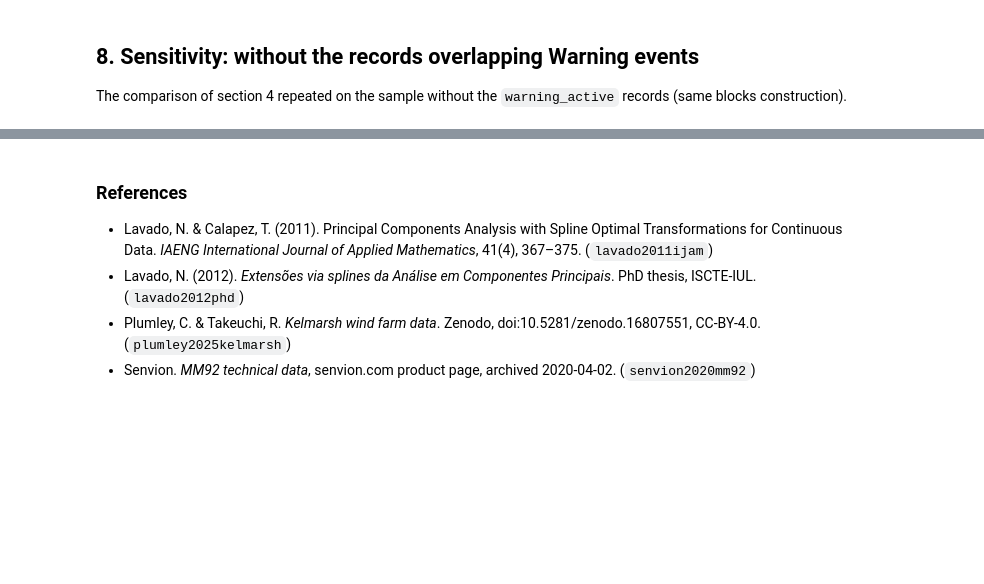
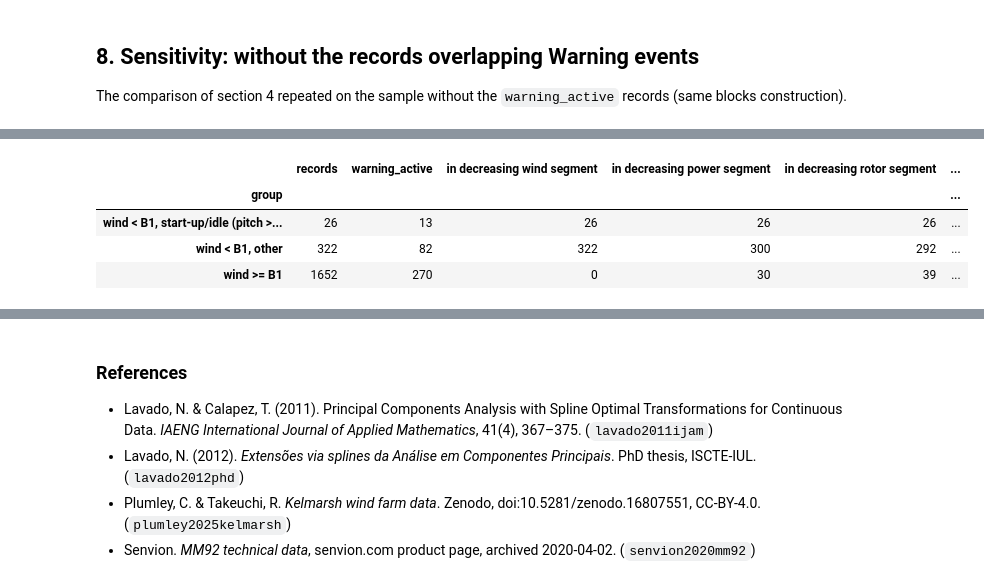
Before and after one commit to nlavadodatasci/quasi-linear-PCA, a Jupyter notebook: comparison/applications/kelmarsh_case_study.ipynb, the cells around one changed output, grey strips where cells are left out. Saved outputs shown, nothing was run; the diff lists cells and outputs as text; code cells hidden in the pictures; blank space fills up the shorter version.

```diff
--- a/comparison/applications/kelmarsh_case_study.ipynb
+++ b/comparison/applications/kelmarsh_case_study.ipynb
@@ -610,0 +647,24 @@ sens.pivot(index="model", columns="data", values=["VAF in sample", "VAF out of s
+# %%
+low = (X.wind_speed < B["B1"]).to_numpy()
+idle = low & ((X.pitch_angle > 5.0) | (X.rotor_speed < 8.0)).to_numpy()
+groups = {"wind < B1, start-up/idle (pitch > 5 or rotor < 8.0)": idle, "wind < B1, other": low & ~idle,
+          "wind >= B1": ~low}
+dm = dec["control regions (2018)"]
+rows = []
+for gname, gm in groups.items():
+    rows.append({"group": gname, "records": int(gm.sum()), "warning_active": int((gm & warn).sum()),
+                 "in decreasing wind segment": int((gm & dm["wind_speed"][0]).sum()),
+                 "in decreasing power segment": int((gm & dm["power"][0]).sum()),
+                 "in decreasing rotor segment": int((gm & dm["rotor_speed"][0]).sum()),
+                 "mean score 1": mc.scores_[gm, 0].mean(), "mean score 2": mc.scores_[gm, 1].mean(),
+                 "median pitch": X.pitch_angle[gm].median(), "median rotor": X.rotor_speed[gm].median(),
+                 "median power": X.power[gm].median()})
+branch = pd.DataFrame(rows).set_index("group")
+branch.to_csv(RES / "case_low_wind_groups.csv", float_format="%.4f", lineterminator="\n")
+branch
+# %% [output]
+|  | records | warning_active | in decreasing wind segment | in decreasing power segment | in decreasing rotor segment | ... |
+| group |  |  |  |  |  | ... |
+| wind < B1, start-up/idle (pitch >... | 26 | 13 | 26 | 26 | 26 | ... |
+| wind < B1, other | 322 | 82 | 322 | 300 | 292 | ... |
+| wind >= B1 | 1652 | 270 | 0 | 30 | 39 | ... |
```
Also changed, not shown: parts of 7 cells of this notebook, 9 other files.
